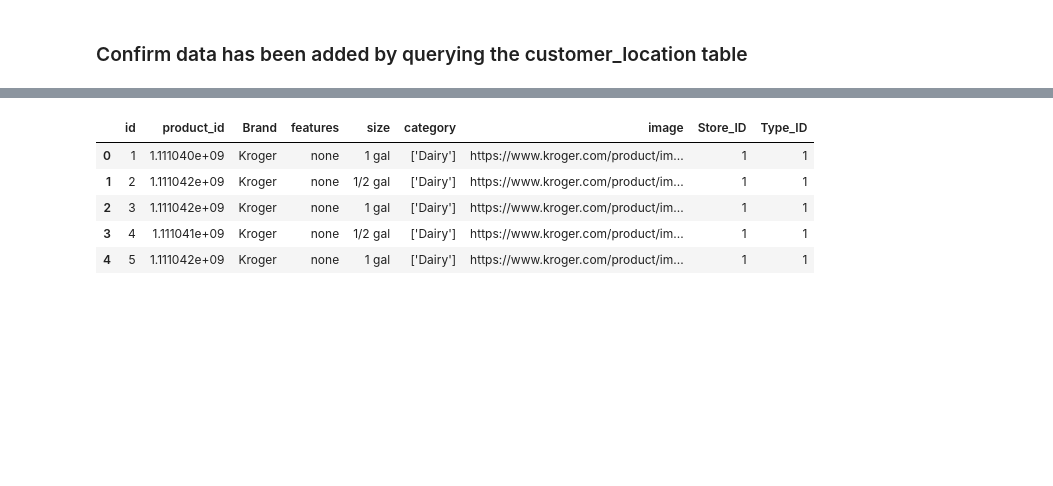
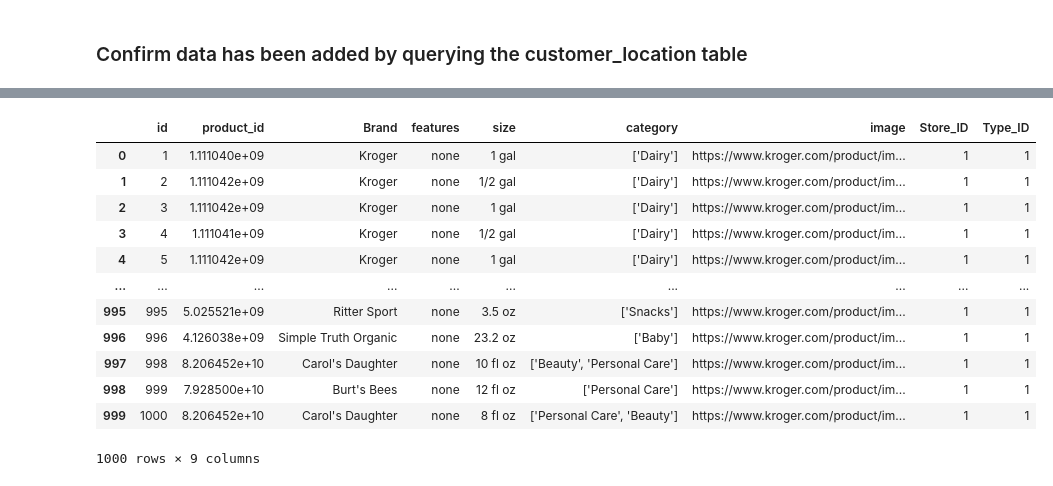
Before and after one commit to ykrasnikov/ETL-project, a Jupyter notebook: database/data_etl.ipynb, the cells around one changed output, grey strips where cells are left out. Cells and saved outputs as stored; diff of their text form; code cells hidden in the pictures; blank space fills up the shorter version.

```diff
--- a/database/data_etl.ipynb
+++ b/database/data_etl.ipynb
@@ -168,9 +146,16 @@ milk_df.to_sql(name='Milk', con=engine, if_exists='append', index=False)
 # %%
-pd.read_sql_query('select * from "Milk"', con=engine).head()
+pd.read_sql_query('select * from "Milk"', con=engine)
 # %% [output]
 |  | id | product_id | Brand | features | size | category | image | Store_ID | Type_ID |
 | 0 | 1 | 1.111040e+09 | Kroger | none | 1 gal | ['Dairy'] | https://www.kroger.com/product/im... | 1 | 1 |
 | 1 | 2 | 1.111042e+09 | Kroger | none | 1/2 gal | ['Dairy'] | https://www.kroger.com/product/im... | 1 | 1 |
 | 2 | 3 | 1.111042e+09 | Kroger | none | 1 gal | ['Dairy'] | https://www.kroger.com/product/im... | 1 | 1 |
 | 3 | 4 | 1.111041e+09 | Kroger | none | 1/2 gal | ['Dairy'] | https://www.kroger.com/product/im... | 1 | 1 |
 | 4 | 5 | 1.111042e+09 | Kroger | none | 1 gal | ['Dairy'] | https://www.kroger.com/product/im... | 1 | 1 |
+| ... | ... | ... | ... | ... | ... | ... | ... | ... | ... |
+| 995 | 995 | 5.025521e+09 | Ritter Sport | none | 3.5 oz | ['Snacks'] | https://www.kroger.com/product/im... | 1 | 1 |
+| 996 | 996 | 4.126038e+09 | Simple Truth Organic | none | 23.2 oz | ['Baby'] | https://www.kroger.com/product/im... | 1 | 1 |
+| 997 | 998 | 8.206452e+10 | Carol's Daughter | none | 10 fl oz | ['Beauty', 'Personal Care'] | https://www.kroger.com/product/im... | 1 | 1 |
+| 998 | 999 | 7.928500e+10 | Burt's Bees | none | 12 fl oz | ['Personal Care'] | https://www.kroger.com/product/im... | 1 | 1 |
+| 999 | 1000 | 8.206452e+10 | Carol's Daughter | none | 8 fl oz | ['Personal Care', 'Beauty'] | https://www.kroger.com/product/im... | 1 | 1 |
+1000 rows × 9 columns
```
Also changed, not shown: parts of 28 cells of this notebook.
